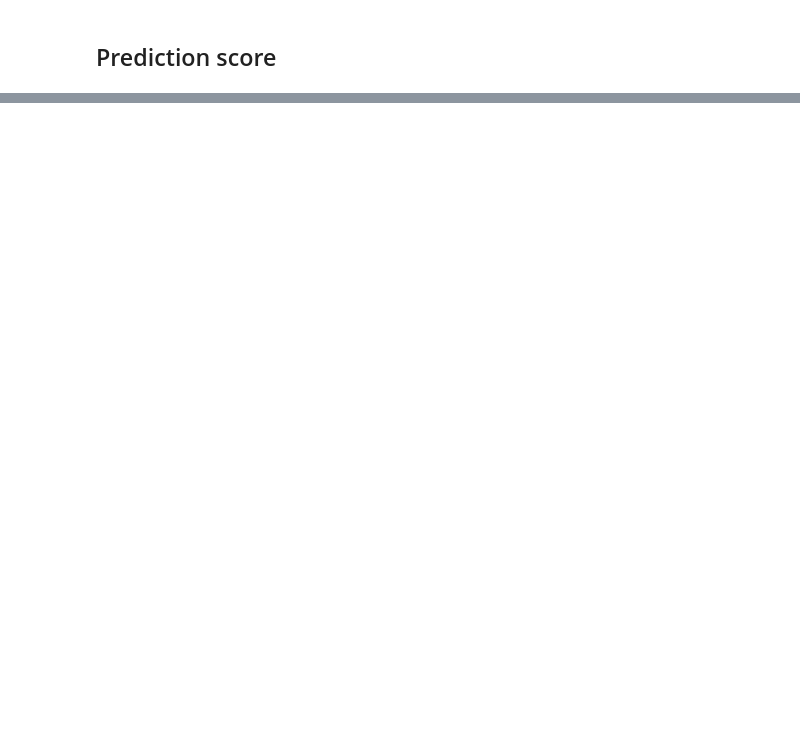
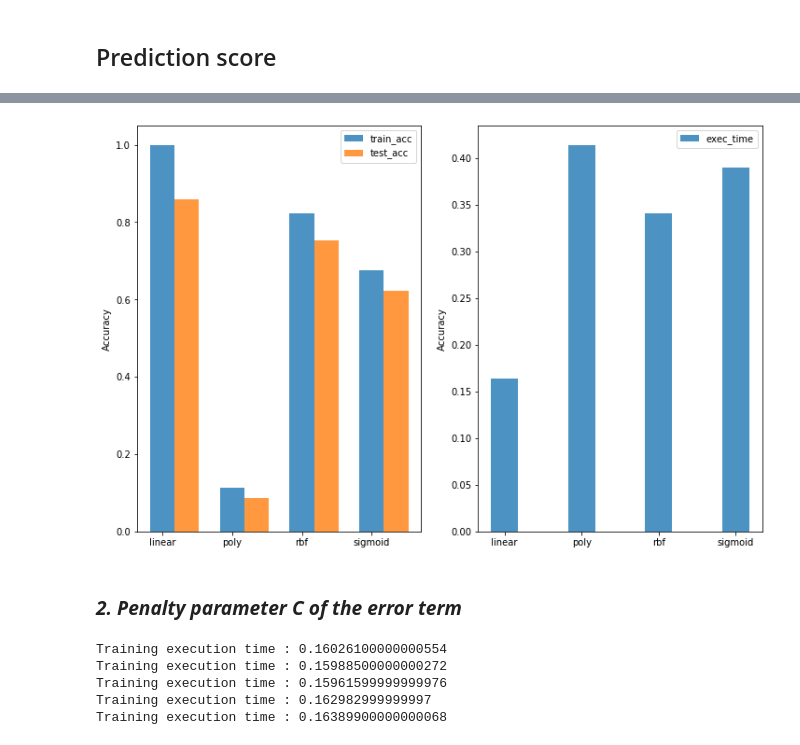
Before and after one commit to kuro10/Apprentissage, a Jupyter notebook: TP3/TP3.ipynb, the cells around one changed output, grey strips where cells are left out. Drawn from its saved outputs; the diff is of its cells as text; code cells hidden in the pictures; blank space fills up the shorter version.

```diff
--- a/TP3/TP3.ipynb
+++ b/TP3/TP3.ipynb
@@ -21,7 +20,6 @@ from sklearn.metrics import precision_score, classification_report, confusion_ma
 mnist = fetch_openml('mnist_784')
 # %%
 images = mnist.data.reshape((-1,28,28))
-data = mnist.data / 255
 labels = mnist.target
 print("Shape of training images : ", images.shape)
 print("Shape of training data : ", data.shape)
@@ -93,0 +91,4 @@ Classification report for classifier LinearSVC(C=1.0, class_weight=None, dual=Tr
+# %%
+train_scores = []
+test_scores = []
+exec_times = []
@@ -93,0 +197,16 @@ Classification report for classifier LinearSVC(C=1.0, class_weight=None, dual=Tr
+# %%
+## sigmoid
+clf = SVC(kernel='sigmoid')
+start =  time.clock()
+clf.fit(X_train,y_train)
+end_train = time.clock()
+print("Training execution time :", end_train - start)
+y_pred = clf.predict(X_test)
+end_pred = time.clock()
+print("Prediction time :", end_pred - end_train)
+print("Classification report for classifier %s:\n%s\n" % (clf, classification_report(y_test, y_pred)))
+print("Confusion matrix:\n%s" % confusion_matrix(y_test, y_pred))
+
+train_scores.append(clf.score(X_train,y_train))
+test_scores.append(clf.score(X_test,y_test))
+exec_times.append(end_train-start)
@@ -141,0 +246,42 @@ print("Confusion matrix:\n%s" % confusion_matrix(y_test, y_pred))
+# %%
+kernels = ('linear', 'poly', 'rbf', 'sigmoid')
+y_pos = np.arange(len(kernels))
+bar_width = 0.35
+opacity = 0.8
+
+plt.figure(figsize=(12,8))
+plt.subplot(121)
+plt.bar(y_pos,train_scores,bar_width,align='center',alpha=opacity,label='train_acc')
+plt.bar(y_pos+0.35,test_scores,bar_width,align='center',alpha=opacity,label='test_acc')
+plt.xticks(y_pos,kernels)
+plt.ylabel('Accuracy')
+plt.legend()
+
+plt.subplot(122)
+plt.bar(y_pos,exec_times,bar_width,align='center',alpha=opacity,label='exec_time')
+plt.xticks(y_pos,kernels)
+plt.ylabel('Accuracy')
+plt.legend()
+
+plt.show()
+# %% [output]
+[figure, added]
+# %% [markdown]
+### ***2. Penalty parameter C of the error term***
+# %%
+c_settings = np.array([0.1,1.0,10.0,100.0,1000.0])
+train_scores, test_scores = [], []
+for c in c_settings :
+    clf = SVC(kernel='linear', C=c)
+    start =  time.clock()
+    clf.fit(X_train,y_train)
+    end_train = time.clock()
+    print("Training execution time :", end_train - start)
+    train_scores.append(clf.score(X_train,y_train))
+    test_scores.append(clf.score(X_test,y_test))
+# %% [output]
+Training execution time : 0.16026100000000554
+Training execution time : 0.15988500000000272
+Training execution time : 0.15961599999999976
+Training execution time : 0.162982999999997
+Training execution time : 0.16389900000000068
```
Also changed, not shown: parts of 17 cells of this notebook, 1 other file.
